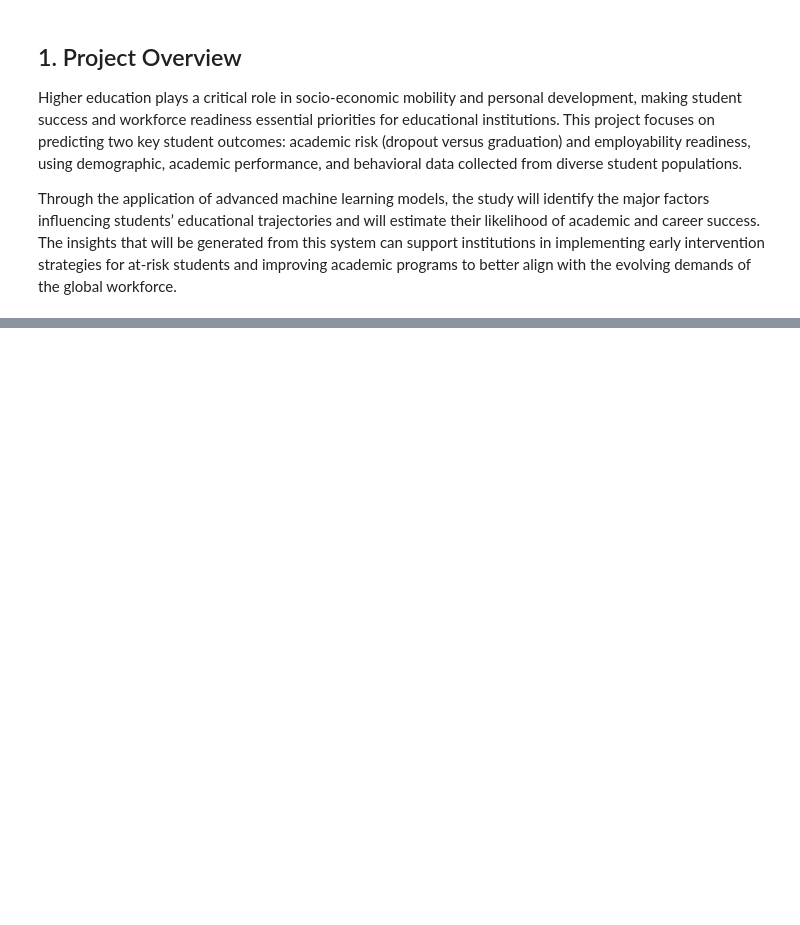
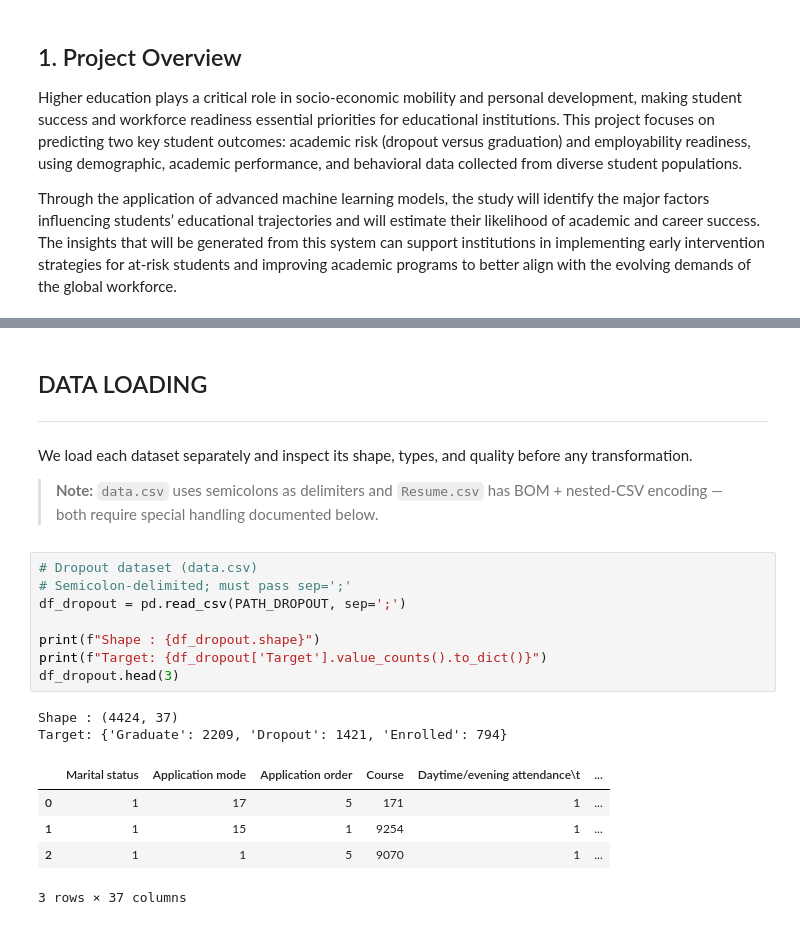
Before and after one commit to Jondonover/CAPSTONE---AI-POWERED-STUDENT-RISK-EMPLOYABILITY-PREDICTOR, a Jupyter notebook: Notebook/Project.ipynb, the cells around one changed output, grey strips where cells are left out. Drawn from its saved outputs; the diff is of its cells as text; blank space fills up the shorter version.

```diff
--- a/Notebook/Project.ipynb
+++ b/Notebook/Project.ipynb
@@ -92,0 +187,24 @@ import joblib
+# %% [markdown]
+## DATA LOADING
+
+---
+# %% [markdown]
+We load each dataset separately and inspect its shape, types, and quality before any transformation.
+
+> **Note:** `data.csv` uses semicolons as delimiters and `Resume.csv` has BOM + nested-CSV encoding — both require special handling documented below.
+# %%
+# Dropout dataset (data.csv)
+# Semicolon-delimited; must pass sep=';'
+df_dropout = pd.read_csv(PATH_DROPOUT, sep=';')
+
+print(f"Shape : {df_dropout.shape}")
+print(f"Target: {df_dropout['Target'].value_counts().to_dict()}")
+df_dropout.head(3)
+# %% [output]
+Shape : (4424, 37)
+Target: {'Graduate': 2209, 'Dropout': 1421, 'Enrolled': 794}
+|  | Marital status | Application mode | Application order | Course | Daytime/evening attendance\t | ... |
+| 0 | 1 | 17 | 5 | 171 | 1 | ... |
+| 1 | 1 | 15 | 1 | 9254 | 1 | ... |
+| 2 | 1 | 1 | 5 | 9070 | 1 | ... |
+3 rows × 37 columns
```
Also changed, not shown: parts of 17 cells of this notebook.
